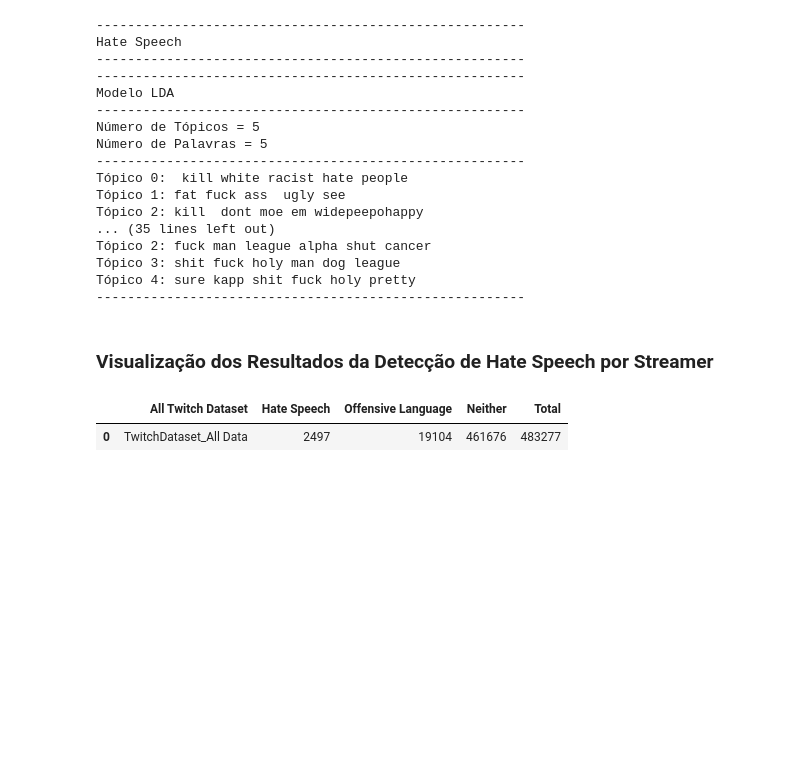
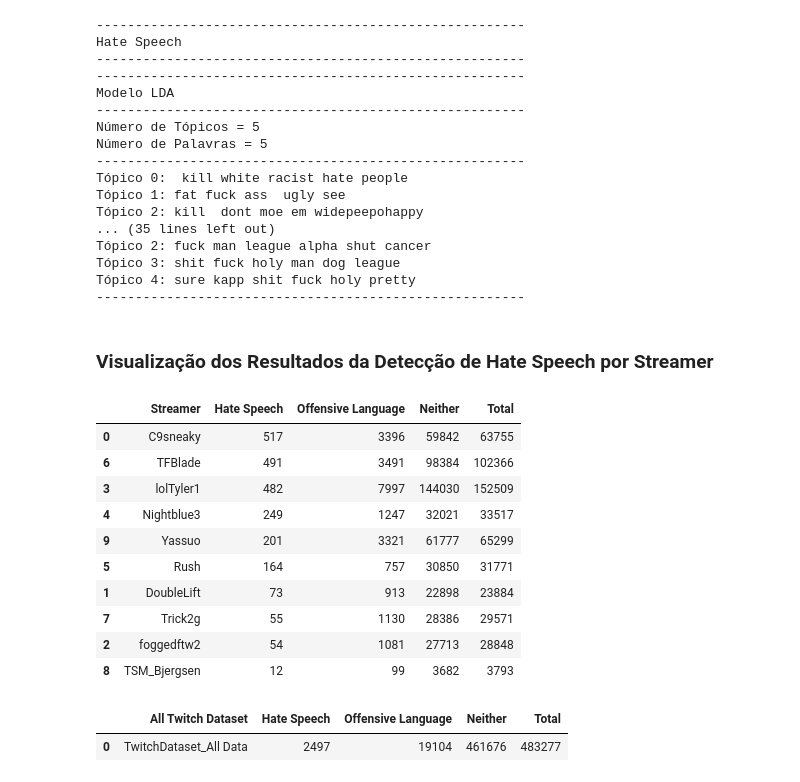
Before and after one commit to luizcchavesjr/Deteccao-de-Hate-Speech-e-Analise-de-Sentimentos-em-comentarios-do-jogo-League-of-Legends-Twitch.tv, a Jupyter notebook: Twitch_HS_Detector/Twitch_HS_Detector.ipynb, the cells around one changed output. Cells and saved outputs as stored; diff of their text form; code cells hidden in the pictures; blank space fills up the shorter version.

```diff
--- a/Twitch_HS_Detector/Twitch_HS_Detector.ipynb
+++ b/Twitch_HS_Detector/Twitch_HS_Detector.ipynb
@@ -887,6 +883,20 @@ df13 = pd.DataFrame(dict_Alldata,columns=['All Twitch Dataset','Hate Speech','Of
 # Salvando resultados em um arquivo .csv
 #df12.to_csv (r'hs_strmrs.csv', index = None, header=True,sep='\t',)
 #df13.to_csv (r'hs_alldataset.csv', index = None, header=True,sep='\t',)
+# %%
+df12
+# %% [output]
+|  | Streamer | Hate Speech | Offensive Language | Neither | Total |
+| 0 | C9sneaky | 517 | 3396 | 59842 | 63755 |
+| 6 | TFBlade | 491 | 3491 | 98384 | 102366 |
+| 3 | lolTyler1 | 482 | 7997 | 144030 | 152509 |
+| 4 | Nightblue3 | 249 | 1247 | 32021 | 33517 |
+| 9 | Yassuo | 201 | 3321 | 61777 | 65299 |
+| 5 | Rush | 164 | 757 | 30850 | 31771 |
+| 1 | DoubleLift | 73 | 913 | 22898 | 23884 |
+| 7 | Trick2g | 55 | 1130 | 28386 | 29571 |
+| 2 | foggedftw2 | 54 | 1081 | 27713 | 28848 |
+| 8 | TSM_Bjergsen | 12 | 99 | 3682 | 3793 |
 # %%
 df13
 # %% [output]
```
Also changed, not shown: parts of 2 cells of this notebook.
